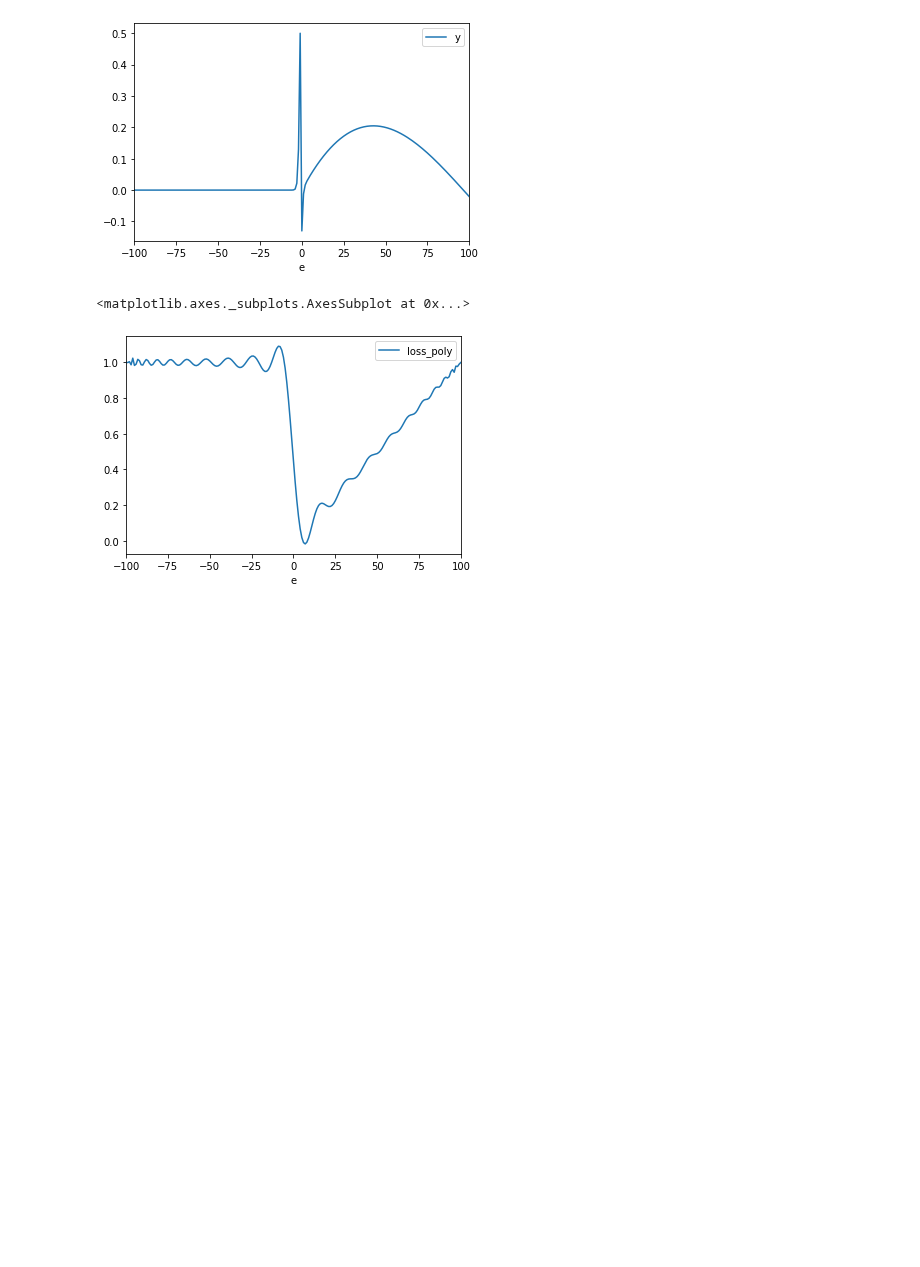
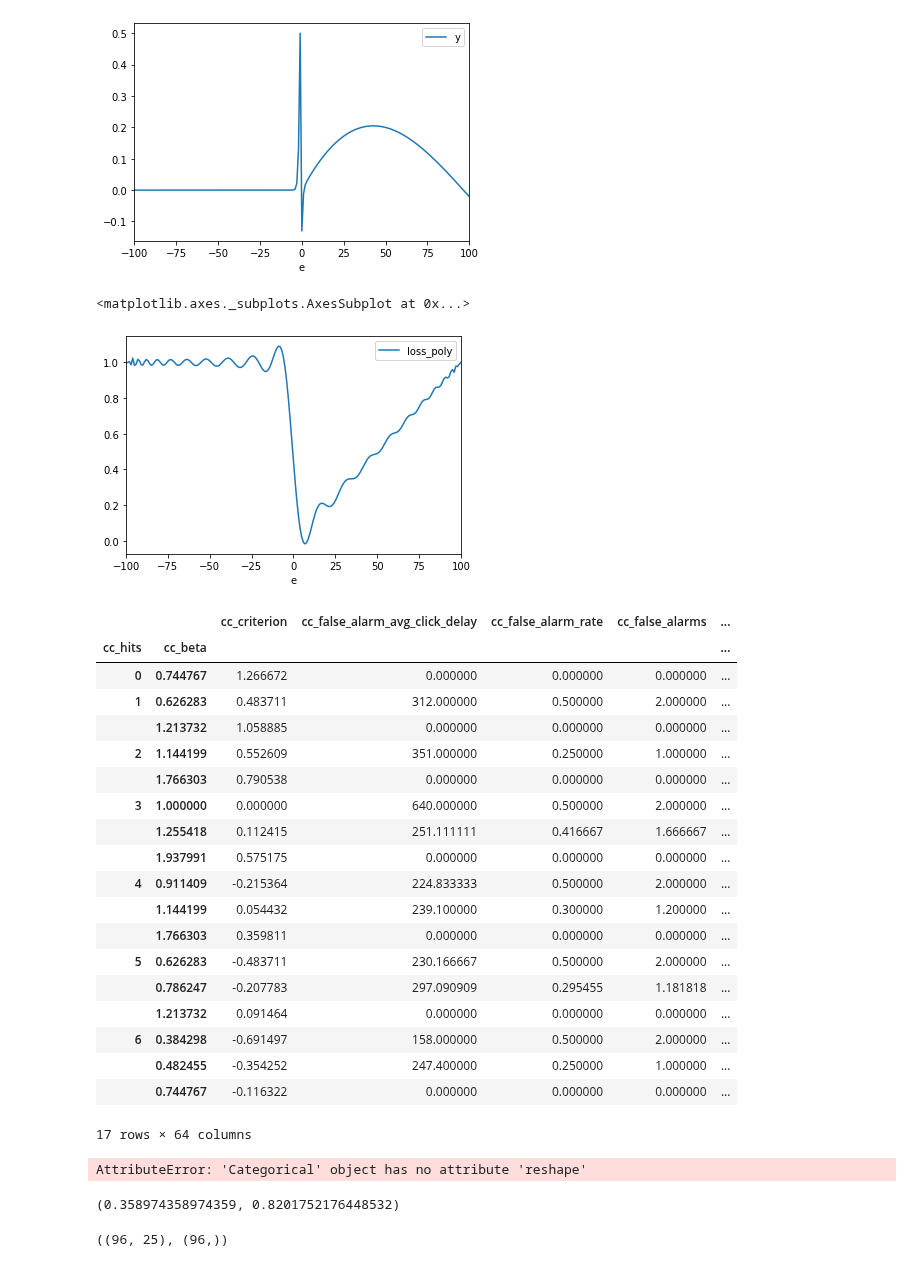
Before and after one commit to afranck64/ultimatum, a Jupyter notebook: notebooks/tmp.ipynb, the cells around one changed output. Cells and saved outputs as stored; diff of their text form; code cells hidden in the pictures; blank space fills up the shorter version.

```diff
--- a/notebooks/tmp.ipynb
+++ b/notebooks/tmp.ipynb
@@ -153,3 +149,57 @@ tmp2_df.plot.line(x='e', y='loss_poly')
 # %%
 %matplotlib inline
 import matplotlib.pyplot as plt
+# %%
+df.groupby(["cc_hits", "cc_beta"]).mean()
+# %% [output]
+|  |  | cc_criterion | cc_false_alarm_avg_click_delay | cc_false_alarm_rate | cc_false_alarms | ... |
+| cc_hits | cc_beta |  |  |  |  | ... |
+| 0 | 0.744767 | 1.266672 | 0.000000 | 0.000000 | 0.000000 | ... |
+| 1 | 0.626283 | 0.483711 | 312.000000 | 0.500000 | 2.000000 | ... |
+|  | 1.213732 | 1.058885 | 0.000000 | 0.000000 | 0.000000 | ... |
+| 2 | 1.144199 | 0.552609 | 351.000000 | 0.250000 | 1.000000 | ... |
+|  | 1.766303 | 0.790538 | 0.000000 | 0.000000 | 0.000000 | ... |
+| 3 | 1.000000 | 0.000000 | 640.000000 | 0.500000 | 2.000000 | ... |
+|  | 1.255418 | 0.112415 | 251.111111 | 0.416667 | 1.666667 | ... |
+|  | 1.937991 | 0.575175 | 0.000000 | 0.000000 | 0.000000 | ... |
+| 4 | 0.911409 | -0.215364 | 224.833333 | 0.500000 | 2.000000 | ... |
+|  | 1.144199 | 0.054432 | 239.100000 | 0.300000 | 1.200000 | ... |
+|  | 1.766303 | 0.359811 | 0.000000 | 0.000000 | 0.000000 | ... |
+| 5 | 0.626283 | -0.483711 | 230.166667 | 0.500000 | 2.000000 | ... |
+|  | 0.786247 | -0.207783 | 297.090909 | 0.295455 | 1.181818 | ... |
+|  | 1.213732 | 0.091464 | 0.000000 | 0.000000 | 0.000000 | ... |
+| 6 | 0.384298 | -0.691497 | 158.000000 | 0.500000 | 2.000000 | ... |
+|  | 0.482455 | -0.354252 | 247.400000 | 0.250000 | 1.000000 | ... |
+|  | 0.744767 | -0.116322 | 0.000000 | 0.000000 | 0.000000 | ... |
+17 rows × 64 columns
+# %%
+df = pd.read_csv("../snippets/tmp_full.csv")
+df.columns
+
+df_data = df[["age", "education", "ethnicity", "gender", "income", "min_offer"]]
+cols = ["income", "gender", "age", "education", "ethnicity"]
+#df_data.loc[cols] = df_data[cols].astype('category')
+for col in cols:
+    df_data.loc[col] = df_data[col].astype('category')
+# %% [output]
+AttributeError: 'Categorical' object has no attribute 'reshape'
+# %%
+from sklearn.ensemble import RandomForestClassifier
+from sklearn.linear_model import PassiveAggressiveClassifier, LogisticRegression
+
+from core.models.metrics import avg_gain_ratio
+
+split = int(df.shape[0] * 0.6)
+
+X, y = pd.get_dummies(df_data[cols]).values, df_data.values[:, -1:].astype(int).flatten()
+
+x_train, y_train = X[:split], y[:split]
+x_test, y_test = X[split:], y[split:]
+
+model = RandomForestClassifier()
+model = LogisticRegressionCV()
+model.fit(x_train, y_train)
+
+model.score(x_test, y_test), avg_gain_ratio(y_test, model.predict(x_test))
+# %% [output]
+(0.358974358974359, 0.8201752176448532)
@@ -155,0 +210,4 @@ import matplotlib.pyplot as plt
+# %%
+X.shape, y.shape
+# %% [output]
+((96, 25), (96,))
```
Also changed, not shown: parts of 4 cells of this notebook, 52 other files.
